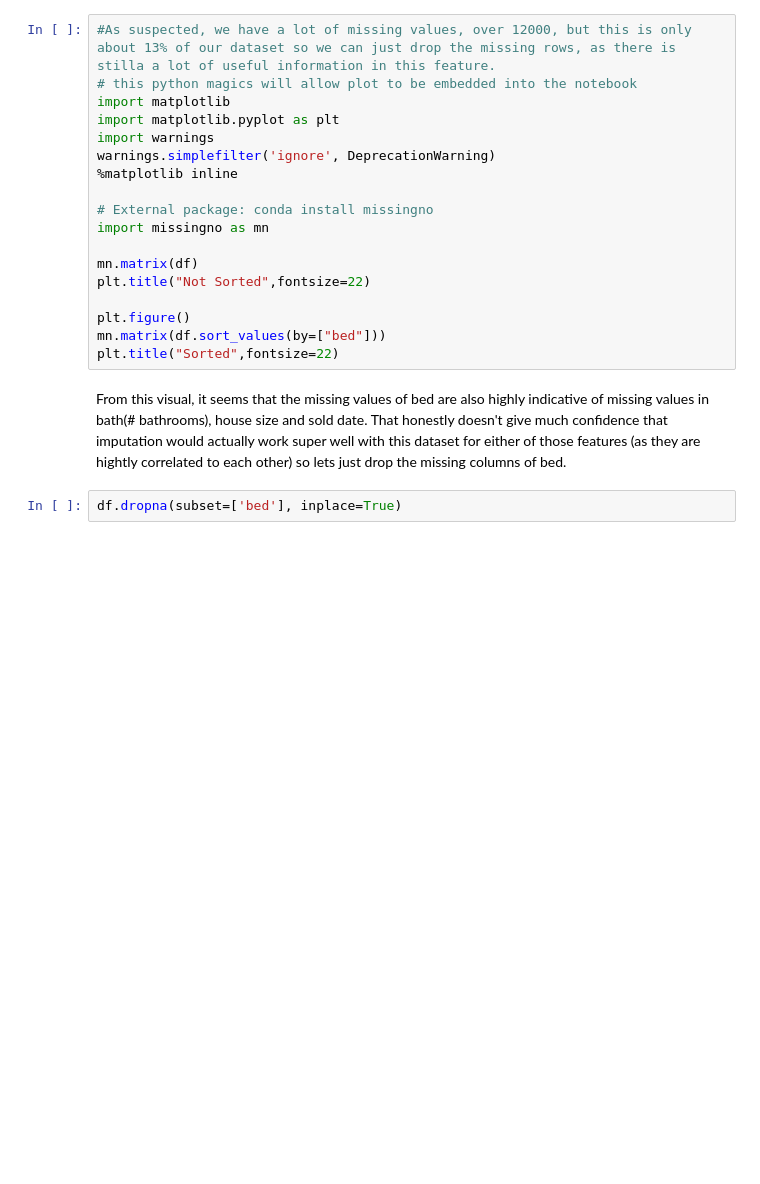
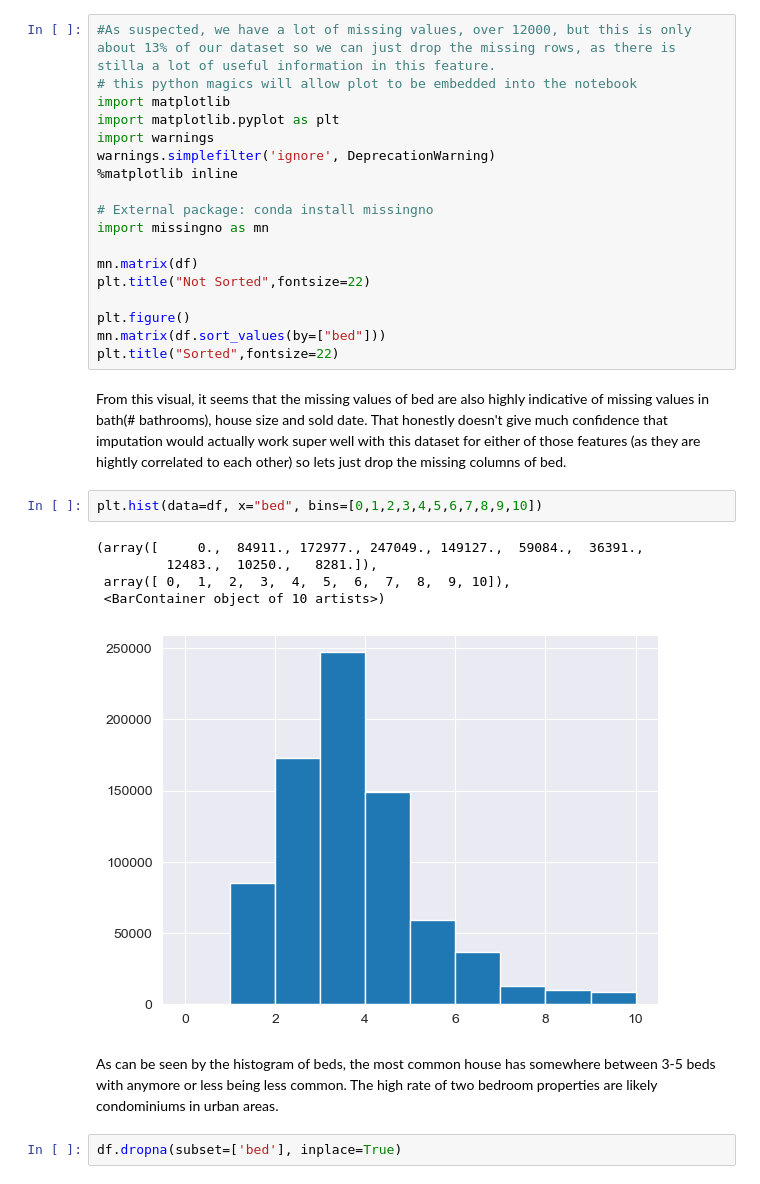
Before and after one commit to saakethkoka/Real-Estate-EDA, a Jupyter notebook: eda.ipynb, the cells around one changed output. Drawn from its saved outputs; the diff is of its cells as text; blank space fills up the shorter version.

Commit message:
visuals

```diff
--- a/eda.ipynb
+++ b/eda.ipynb
@@ -135,6 +135,16 @@ mn.matrix(df.sort_values(by=["bed"]))
 plt.title("Sorted",fontsize=22)
 # %% [markdown]
 From this visual, it seems that the missing values of bed are also highly indicative of missing values in bath(# bathrooms), house size and sold date. That honestly doesn't give much confidence that imputation would actually work super well with this dataset for either of those features (as they are hightly correlated to each other) so lets just drop the missing columns of bed.
+# %%
+plt.hist(data=df, x="bed", bins=[0,1,2,3,4,5,6,7,8,9,10])
+# %% [output]
+(array([     0.,  84911., 172977., 247049., 149127.,  59084.,  36391.,
+         12483.,  10250.,   8281.]),
+ array([ 0,  1,  2,  3,  4,  5,  6,  7,  8,  9, 10]),
+ <BarContainer object of 10 artists>)
+[figure, added]
+# %% [markdown]
+As can be seen by the histogram of beds, the most common house has somewhere between 3-5 beds with anymore or less being less common. The high rate of two bedroom properties are likely condominiums in urban areas.
 # %%
 df.dropna(subset=['bed'], inplace=True)
 # %% [markdown]
```
Also changed, not shown: parts of 37 cells of this notebook.
